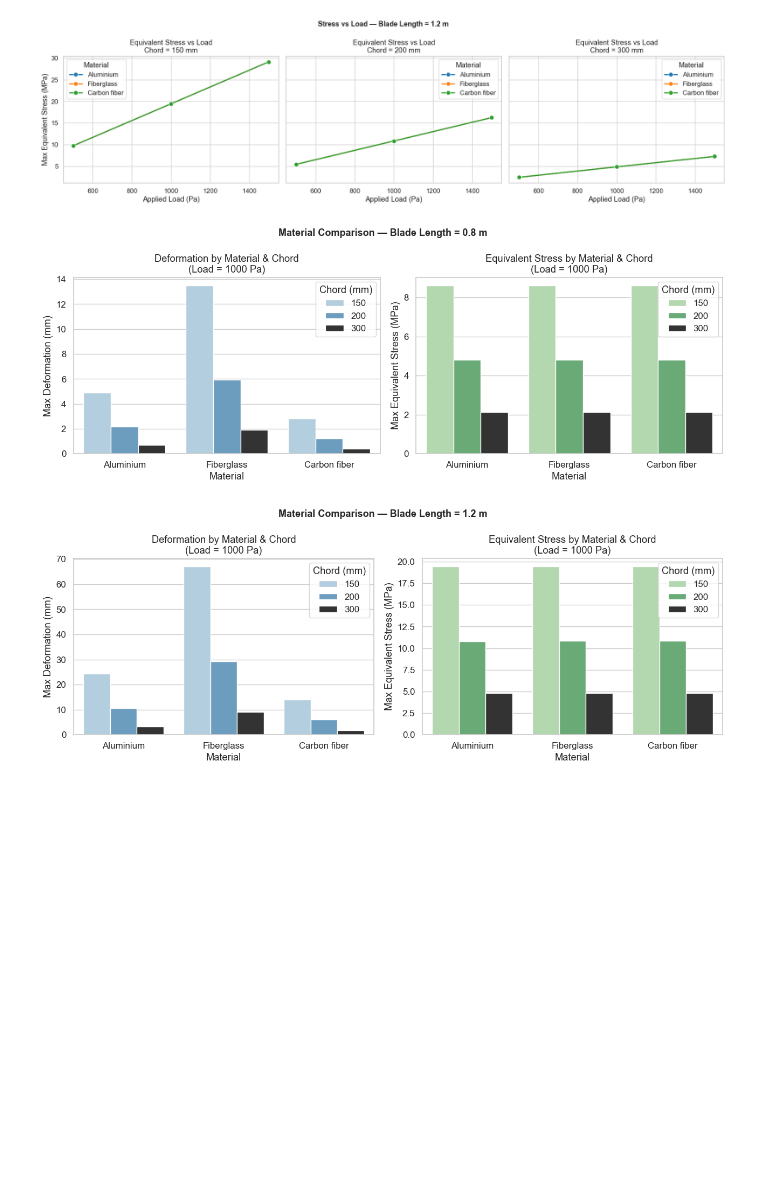
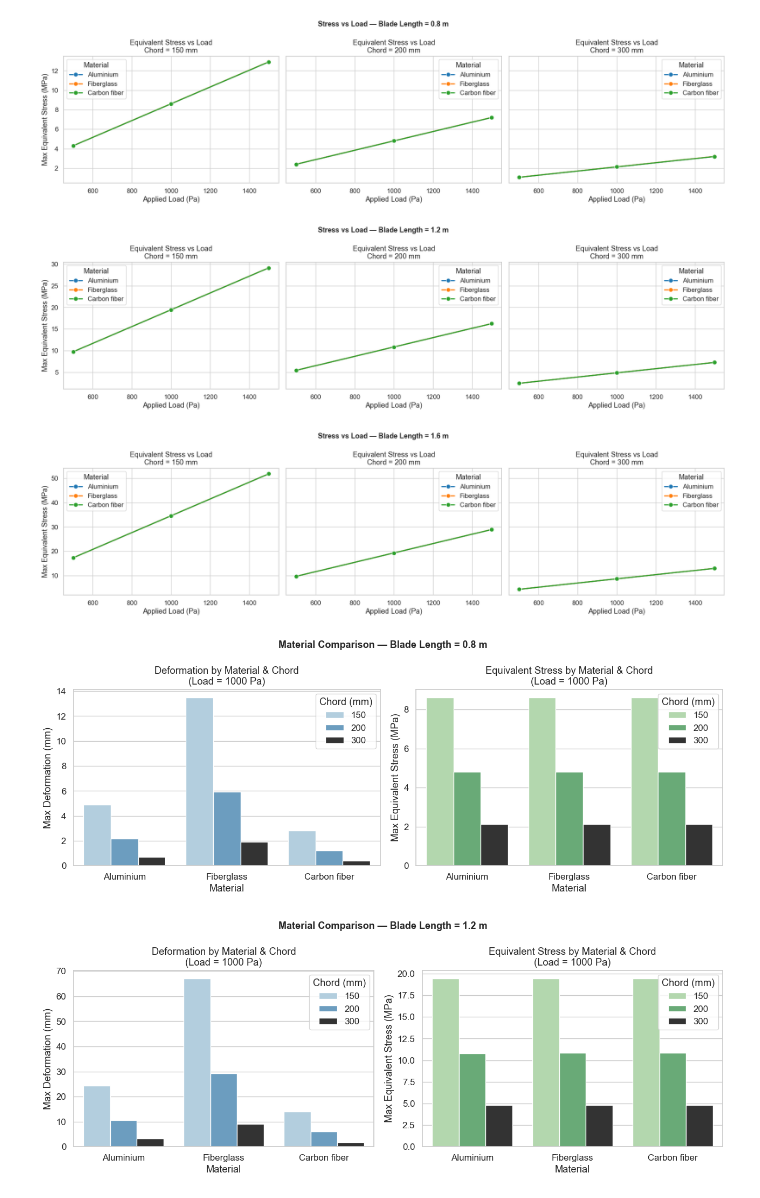
Before and after one commit to AMGhalcyon/Wind_Turbine_Project, a Jupyter notebook: Python/validation_of_simulations.ipynb, the cells around one changed output. Drawn from its saved outputs; the diff is of its cells as text; code cells hidden in the pictures; blank space fills up the shorter version.

Commit message:
All 81 sims done, data cleaning is ongoing, took better snapshots for 'Visualisations' folder

```diff
--- a/Python/validation_of_simulations.ipynb
+++ b/Python/validation_of_simulations.ipynb
@@ -3,7 +3,7 @@ import pandas as pd
 import matplotlib.pyplot as plt
 import seaborn as sns
 
-path = r"C:\Users\anish\OneDrive\Desktop\Wind_Turbine_Project\Dataset\simulation_matrix_updated_info.csv"
+path = r"..\Dataset\simulation_matrix_updated_info.csv"
 sim_data = pd.read_csv(path)
 
 # Clean up stress column
@@ -124,3 +124,5 @@ BL1.2_C300_CBF_P1500 Carbon fiber             1500         2.81620      7.2445
-[figure, old version]
+[figure, new version]
-[figure, old version]
+[figure, new version]
-[figure, old version]
+[figure, new version]
+[figure, added]
+[figure, added]
```
Also changed, not shown: parts of 2 cells of this notebook, 35 other files.
